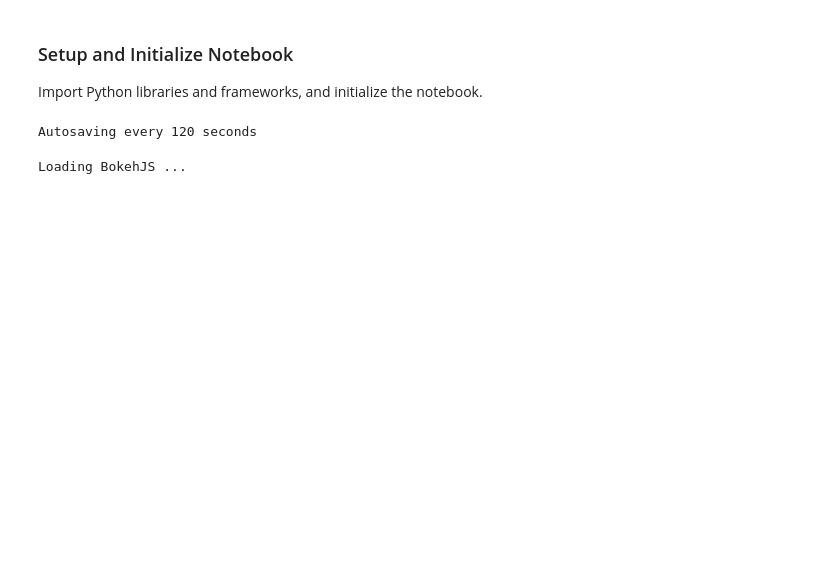
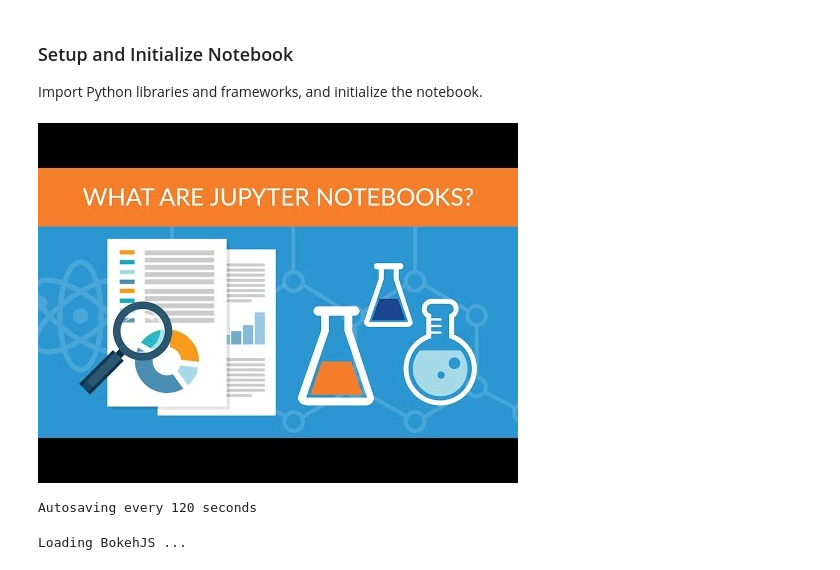
Before and after one commit to humlab/daedalus_text_analysis, a Jupyter notebook: daedalus_notebooks/explore-topic-models.ipynb, the cells around one changed output. Saved outputs shown, nothing was run; the diff lists cells and outputs as text; code cells hidden in the pictures; blank space fills up the shorter version.

```diff
--- a/daedalus_notebooks/explore-topic-models.ipynb
+++ b/daedalus_notebooks/explore-topic-models.ipynb
@@ -3,6 +5,11 @@
 # %% [markdown]
 ### Setup and Initialize Notebook
 Import Python libraries and frameworks, and initialize the notebook.
+# %%
+from IPython.lib.display import YouTubeVideo
+YouTubeVideo("h9S4kN4l5Is", width=400, height=300)
+# %% [output]
+[figure, added]
 # %%
 # Import dependencies and setup notebook
 %run ./common/utility
```
Also changed, not shown: parts of 34 cells of this notebook, 1 other file.
